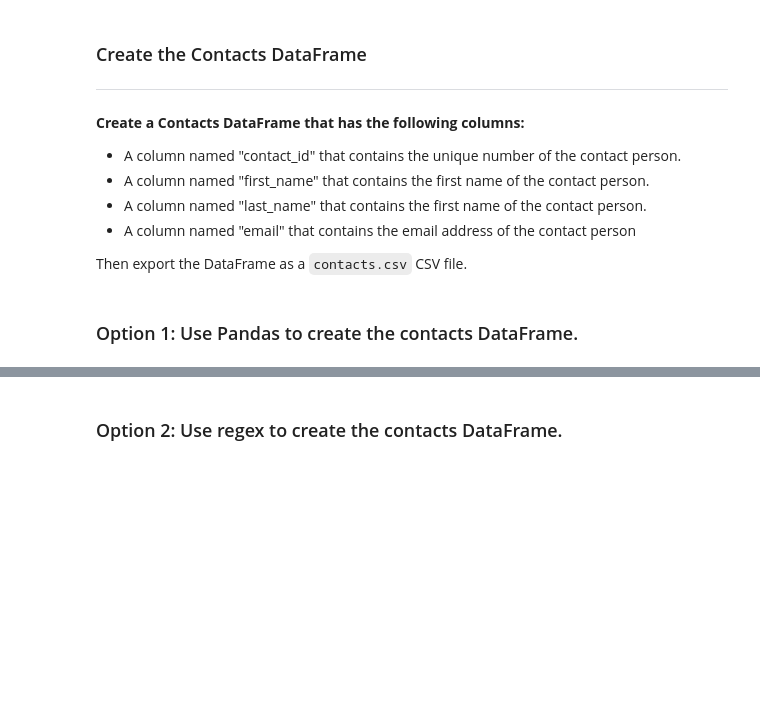
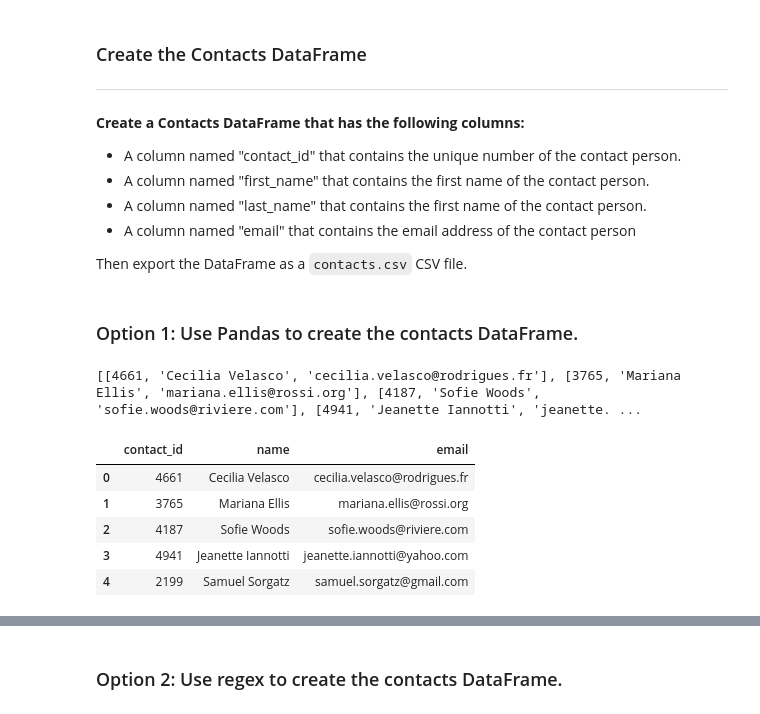
Before and after one commit to karinaahumada01/Crowdfunding_ETL, a Jupyter notebook: ETL_Mini_Project_CPond_LMatos_KAhumada.ipynb, the cells around one changed output, grey strips where cells are left out. Drawn from its saved outputs; the diff is of its cells as text; code cells hidden in the pictures; blank space fills up the shorter version.

```diff
--- a/ETL_Mini_Project_CPond_LMatos_KAhumada.ipynb
+++ b/ETL_Mini_Project_CPond_LMatos_KAhumada.ipynb
@@ -330,11 +364,37 @@ Then export the DataFrame as a `contacts.csv` CSV file.
 import json
 dict_values = []
 
+for row in contact_info_df.iloc[:, 0]:
+    try:
+        # Parse the JSON string
+        parsed_dict = json.loads(row)
+        # Extract values in the desired order
+        entry = [
+            parsed_dict['contact_id'],
+            parsed_dict['name'],
+            parsed_dict['email']
+        ]
+        dict_values.append(entry)
+    except json.JSONDecodeError as e:
+        print("")
 
 # Print out the list of values for each row.
 print(dict_values)
+# %% [output]
+[[4661, 'Cecilia Velasco', 'cecilia.velasco@rodrigues.fr'], [3765, 'Mariana Ellis', 'mariana.ellis@rossi.org'], [4187, 'Sofie Woods', 'sofie.woods@riviere.com'], [4941, 'Jeanette Iannotti', 'jeanette. ...
 # %%
 # Create a contact_info DataFrame and add each list of values, i.e., each row
 # to the 'contact_id', 'name', 'email' columns.
+contact_info_df = pd.DataFrame(dict_values, columns=['contact_id', 'name', 'email'])
+
+# Print the first few rows to verify
+contact_info_df.head()
+# %% [output]
+|  | contact_id | name | email |
+| 0 | 4661 | Cecilia Velasco | cecilia.velasco@rodrigues.fr |
+| 1 | 3765 | Mariana Ellis | mariana.ellis@rossi.org |
+| 2 | 4187 | Sofie Woods | sofie.woods@riviere.com |
+| 3 | 4941 | Jeanette Iannotti | jeanette.iannotti@yahoo.com |
+| 4 | 2199 | Samuel Sorgatz | samuel.sorgatz@gmail.com |
 # %%
 # Check the datatypes.
```
Also changed, not shown: parts of 10 cells of this notebook, 3 other files.
